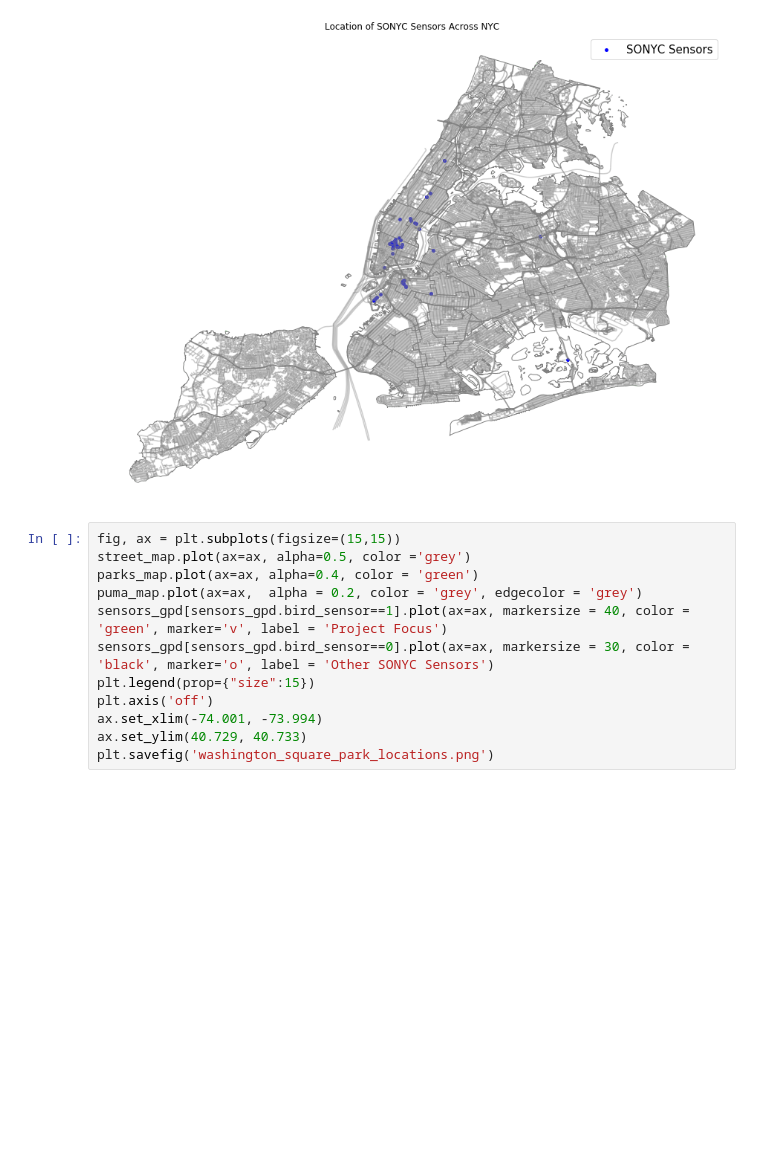
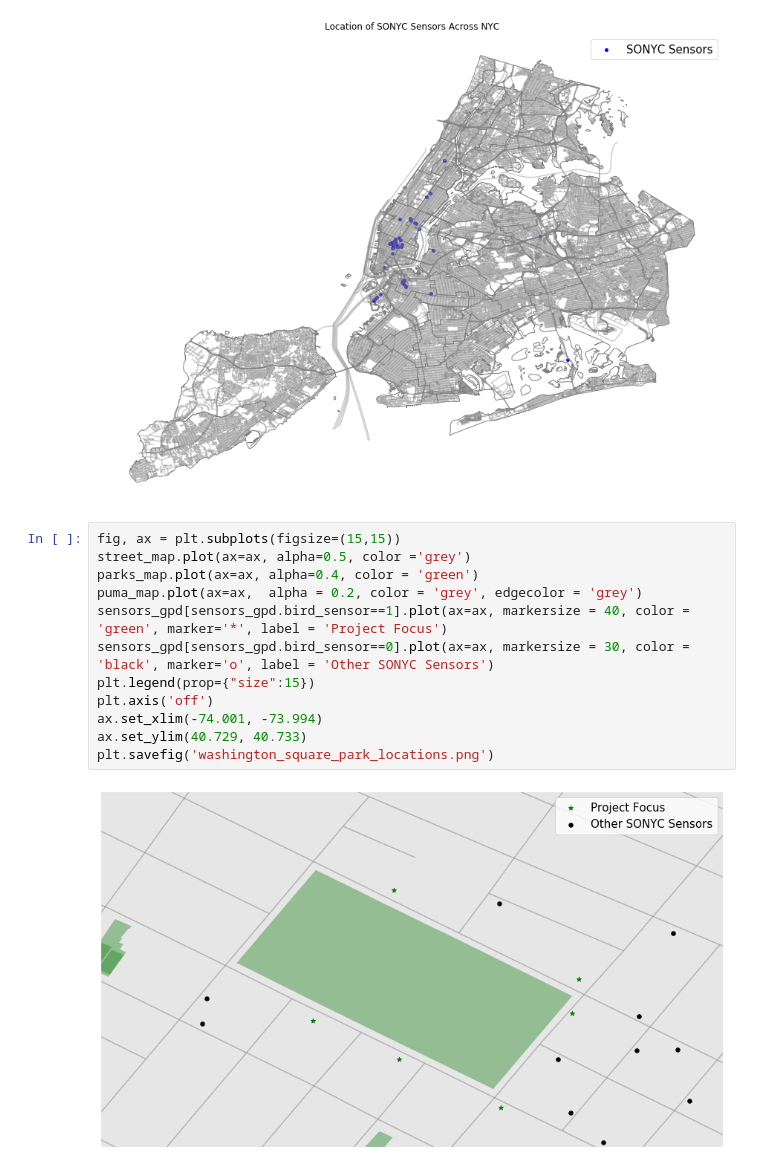
Before and after one commit to meiguan/urban_birds, a Jupyter notebook: explore/mapping_spl_sensors.ipynb, the cells around one changed output. Saved outputs shown, nothing was run; the diff lists cells and outputs as text; blank space fills up the shorter version.

Commit message:
fix spl sensors map

```diff
--- a/explore/mapping_spl_sensors.ipynb
+++ b/explore/mapping_spl_sensors.ipynb
@@ -146,12 +146,14 @@ plt.savefig('sonyc_locations.png')
 # %%
 fig, ax = plt.subplots(figsize=(15,15))
 street_map.plot(ax=ax, alpha=0.5, color ='grey')
 parks_map.plot(ax=ax, alpha=0.4, color = 'green')
 puma_map.plot(ax=ax,  alpha = 0.2, color = 'grey', edgecolor = 'grey')
-sensors_gpd[sensors_gpd.bird_sensor==1].plot(ax=ax, markersize = 40, color = 'green', marker='v', label = 'Project Focus')
+sensors_gpd[sensors_gpd.bird_sensor==1].plot(ax=ax, markersize = 40, color = 'green', marker='*', label = 'Project Focus')
 sensors_gpd[sensors_gpd.bird_sensor==0].plot(ax=ax, markersize = 30, color = 'black', marker='o', label = 'Other SONYC Sensors')
 plt.legend(prop={"size":15})
 plt.axis('off')
 ax.set_xlim(-74.001, -73.994)
 ax.set_ylim(40.729, 40.733)
 plt.savefig('washington_square_park_locations.png')
+# %% [output]
+[figure, added]
```
Also changed, not shown: parts of 1 cell of this notebook, 2 other files.
